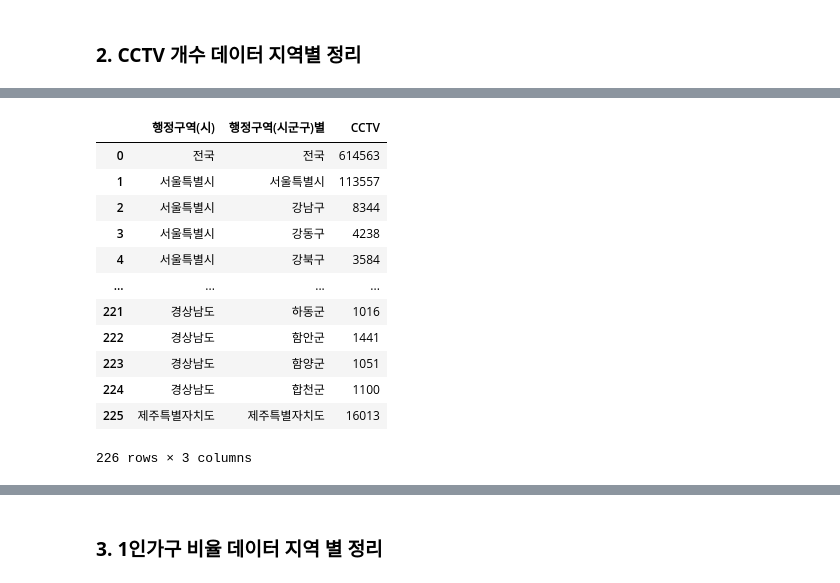
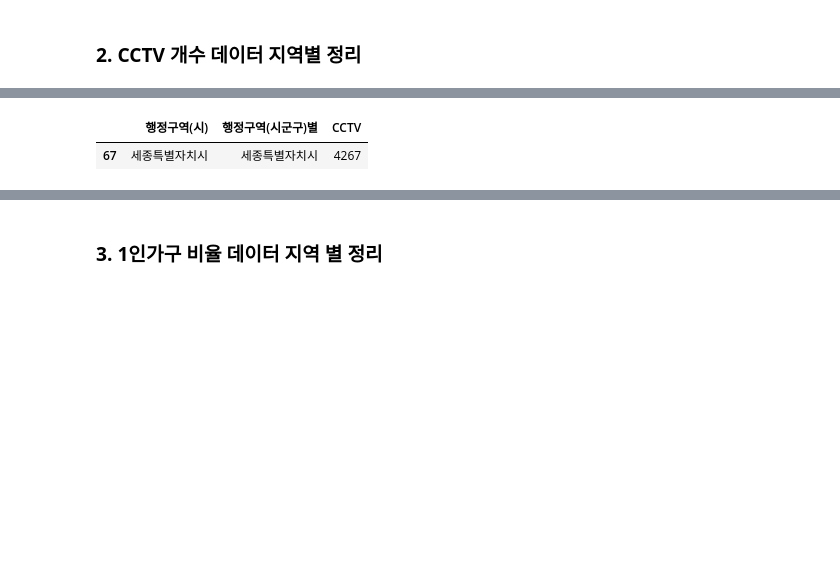
Before and after one commit to MJU-SDA/mju-sda-mini-project, a Jupyter notebook: src/1.preprocessing/preprocessing-additional.ipynb, the cells around one changed output, grey strips where cells are left out. Saved outputs shown, nothing was run; the diff lists cells and outputs as text; code cells hidden in the pictures; blank space fills up the shorter version.

```diff
--- a/src/1.preprocessing/preprocessing-additional.ipynb
+++ b/src/1.preprocessing/preprocessing-additional.ipynb
@@ -216,0 +118,20 @@ print(cctv_df.shape)
+# %%
+def normalize_sido(raw):
+    raw = str(raw).replace(" ", "").strip()
+
+    # 1) alias
+    for alias, canon in sido_alias.items():
+        if alias.replace(" ", "") in raw:
+            return canon
+
+    # 2) 이미 우리가 쓰는 이름이면
+    for city in target_values:
+        if city.replace(" ", "") == raw:
+            return city
+
+    # 3) 접두어 매핑
+    for key, val in sido_prefix.items():
+        if raw.startswith(key):
+            return val
+
+    return raw
@@ -217,19 +253,8 @@ print(cctv_df.shape)
 # %%
-cctv_df
+cctv_df[cctv_df['행정구역(시)']== '세종특별자치시']
 # %% [output]
 |  | 행정구역(시) | 행정구역(시군구)별 | CCTV |
-| 0 | 전국 | 전국 | 614563 |
-| 1 | 서울특별시 | 서울특별시 | 113557 |
-| 2 | 서울특별시 | 강남구 | 8344 |
-| 3 | 서울특별시 | 강동구 | 4238 |
-| 4 | 서울특별시 | 강북구 | 3584 |
-| ... | ... | ... | ... |
-| 221 | 경상남도 | 하동군 | 1016 |
-| 222 | 경상남도 | 함안군 | 1441 |
-| 223 | 경상남도 | 함양군 | 1051 |
-| 224 | 경상남도 | 합천군 | 1100 |
-| 225 | 제주특별자치도 | 제주특별자치도 | 16013 |
+| 67 | 세종특별자치시 | 세종특별자치시 | 4267 |
-226 rows × 3 columns
 # %%
 area_df = area_df.merge(
     cctv_df,
```
Also changed, not shown: parts of 19 cells of this notebook, 6 other files.
